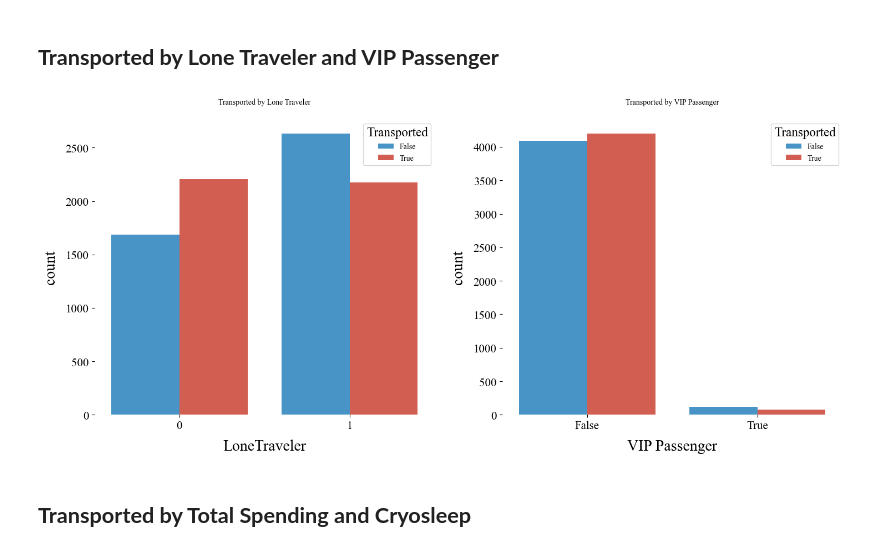
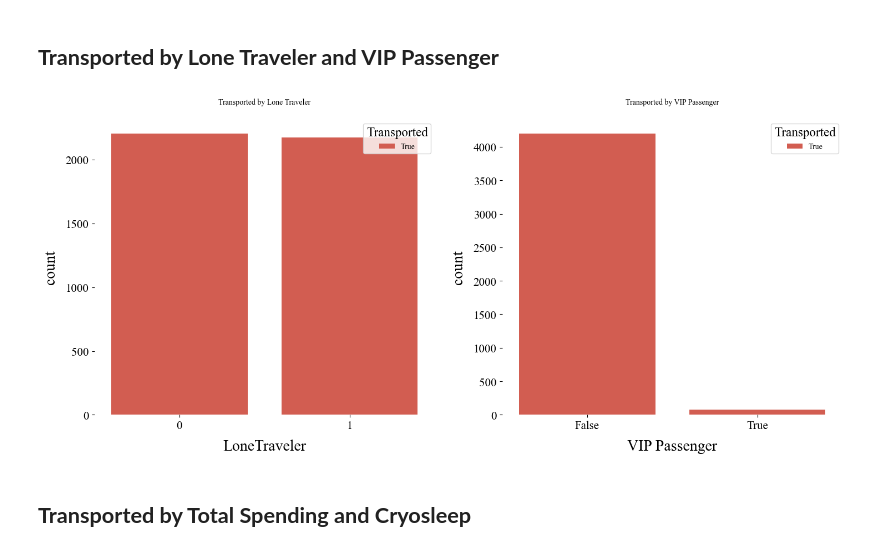
Before and after one commit to KevinNourian/Titanic, a Jupyter notebook: Notebooks/Titanic 2.0.0.ipynb, the cells around one changed output. Drawn from its saved outputs; the diff is of its cells as text; code cells hidden in the pictures.

```diff
--- a/Notebooks/Titanic 2.0.0.ipynb
+++ b/Notebooks/Titanic 2.0.0.ipynb
@@ -163,39 +190,36 @@ plt.show()
 # %% [markdown]
 ## **Transported by Lone Traveler and VIP Passenger**
 # %%
+filtered_data = train[train['Transported'] == True]
 
-fig, ax = plt.subplots(1, 2, figsize=(15, 7))  # Two plots side by side
+fig, ax = plt.subplots(1, 2, figsize=(15, 7))
 
 
 sns.countplot(
     ax=ax[0],  # Use the first subplot
     x="LoneTraveler",
     hue="Transported",
-    data=train,
-    palette=[color_1, color_2]
+    data=filtered_data,
+    palette=[color_2]
 )
 ax[0].set_xlabel("LoneTraveler")
-ax[0].set_title("Transported by Lone Traveler", fontsize=size)
-ax[0].legend(title='Transported', title_fontsize='small', loc='upper right', fontsize = 10)
-
+ax[0].set_title("Transported by Lone Traveler", fontsize=size),
 
 sns.countplot(
     ax=ax[1],
     x="VIP",
     hue="Transported",
-    data=train,
-    palette=[color_1, color_2]
+    data=filtered_data,
+    palette=[color_2]
 )
-
 ax[1].set_xlabel("VIP Passenger")
 ax[1].set_title("Transported by VIP Passenger", fontsize=size)
-ax[1].legend(title='Transported', title_fontsize='small', loc='upper right', fontsize = 10)
 
 plt.tight_layout()
 
 plt.show()
 # %% [output]
-[figure, old version]
+[figure, new version]
 # %% [markdown]
 ## **Transported by Total Spending and Cryosleep**
 # %%
```
Also changed, not shown: parts of 1 cell of this notebook, 5 other files.
